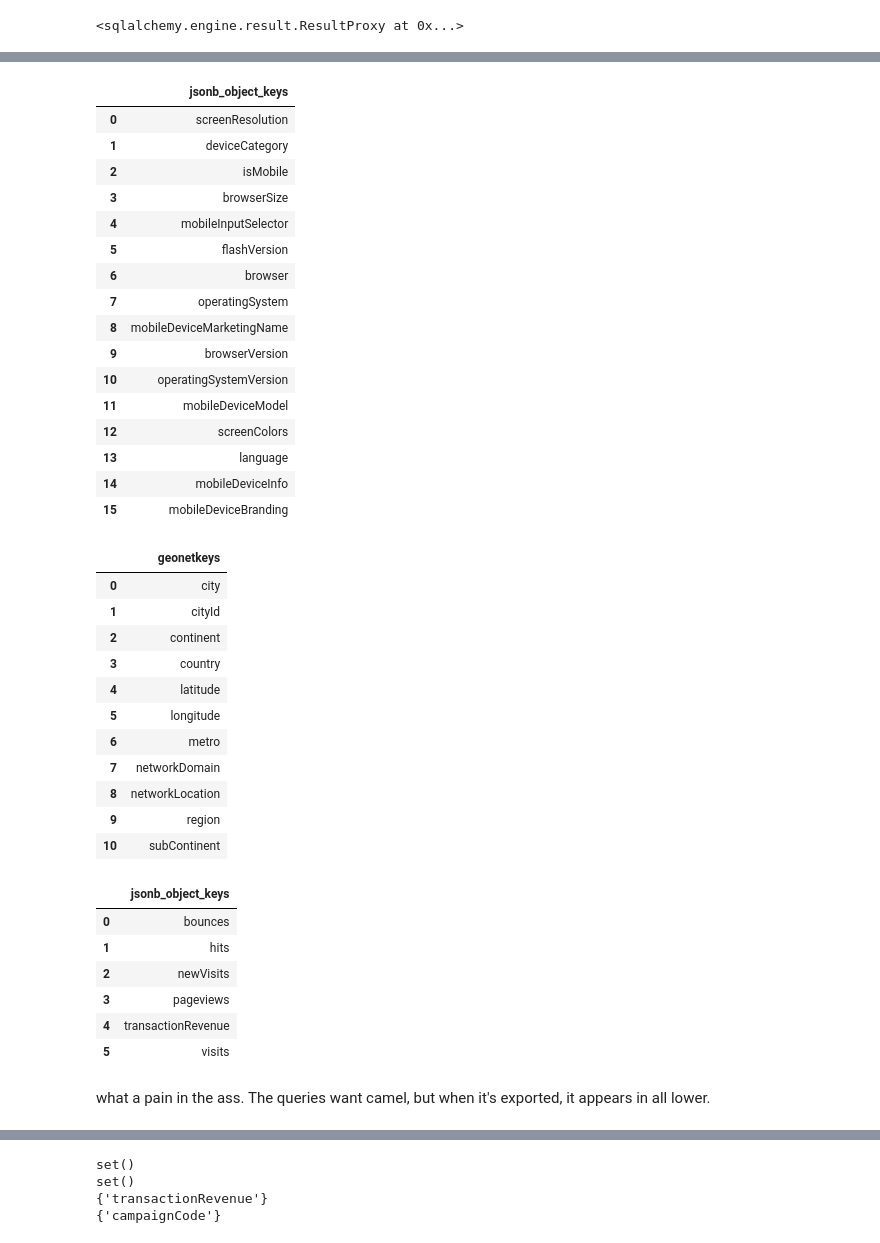
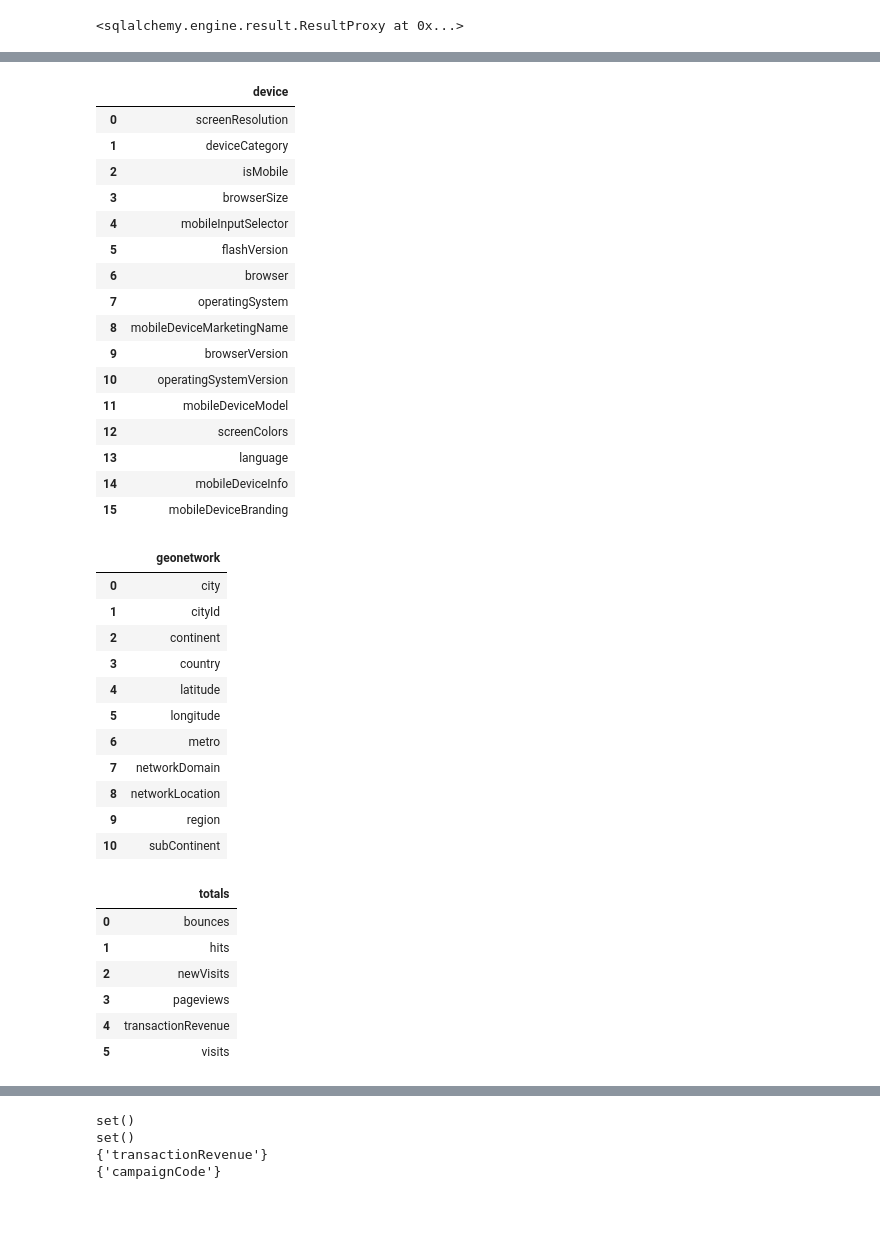
Before and after one commit to romandtse07/google_analytics_kaggle, a Jupyter notebook: SQL.ipynb, the cells around one changed output, grey strips where cells are left out. Cells and saved outputs as stored; diff of their text form; code cells hidden in the pictures; blank space fills up the shorter version.

```diff
--- a/SQL.ipynb
+++ b/SQL.ipynb
@@ -85,11 +154,11 @@ same structure
 # %%
 query = """
-SELECT DISTINCT jsonb_object_keys(device)
+SELECT DISTINCT jsonb_object_keys(device) AS device
 FROM train_data
 """
 pd.read_sql_query(query, engine)
 # %% [output]
-|  | jsonb_object_keys |
+|  | device |
 | 0 | screenResolution |
 | 1 | deviceCategory |
 | 2 | isMobile |
@@ -108,12 +177,12 @@ pd.read_sql_query(query, engine)
 | 15 | mobileDeviceBranding |
 # %%
 query = """
-SELECT DISTINCT jsonb_object_keys(geoNetwork) AS geoNetKeys
+SELECT DISTINCT jsonb_object_keys(geoNetwork) AS geoNetwork
 FROM train_data
 """
 pd.read_sql_query(query, engine)
 # %% [output]
-|  | geonetkeys |
+|  | geonetwork |
 | 0 | city |
 | 1 | cityId |
 | 2 | continent |
@@ -127,18 +196,16 @@ pd.read_sql_query(query, engine)
 | 10 | subContinent |
 # %%
 query = """
-SELECT DISTINCT jsonb_object_keys(totals)
+SELECT DISTINCT jsonb_object_keys(totals) AS totals
 FROM train_data
 """
 
 pd.read_sql_query(query, engine)
 # %% [output]
-|  | jsonb_object_keys |
+|  | totals |
 | 0 | bounces |
 | 1 | hits |
 | 2 | newVisits |
 | 3 | pageviews |
 | 4 | transactionRevenue |
 | 5 | visits |
-# %% [markdown]
-what a pain in the ass.  The queries want camel, but when it's exported, it appears in all lower.
```
Also changed, not shown: parts of 100 cells of this notebook, 16 other files.
